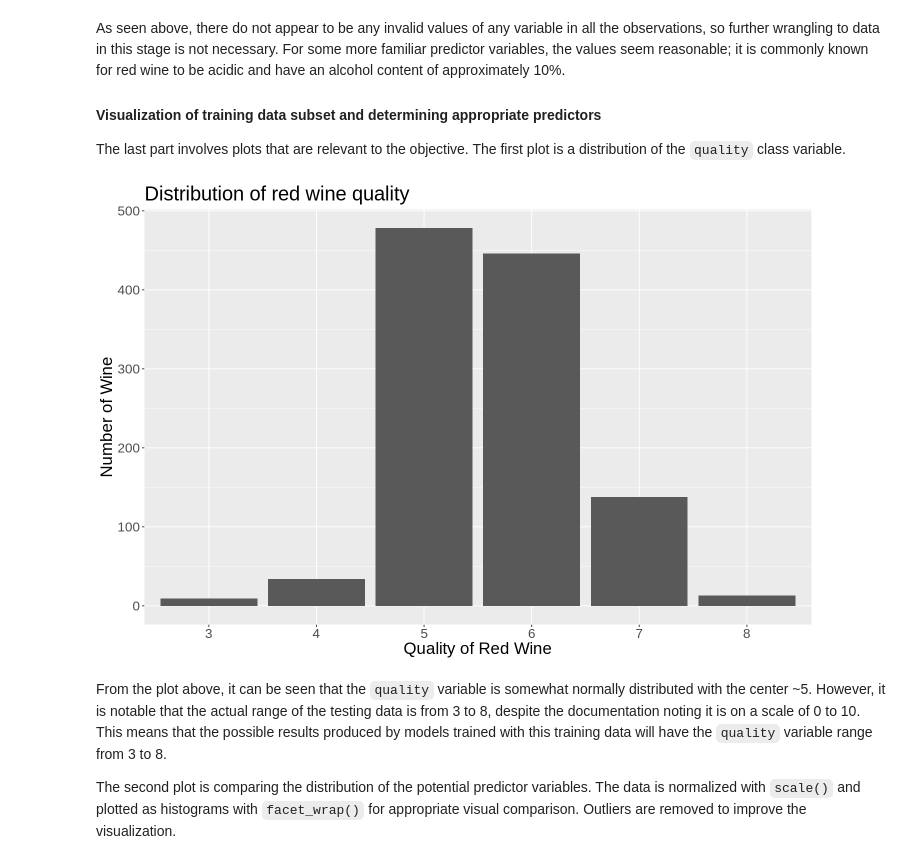
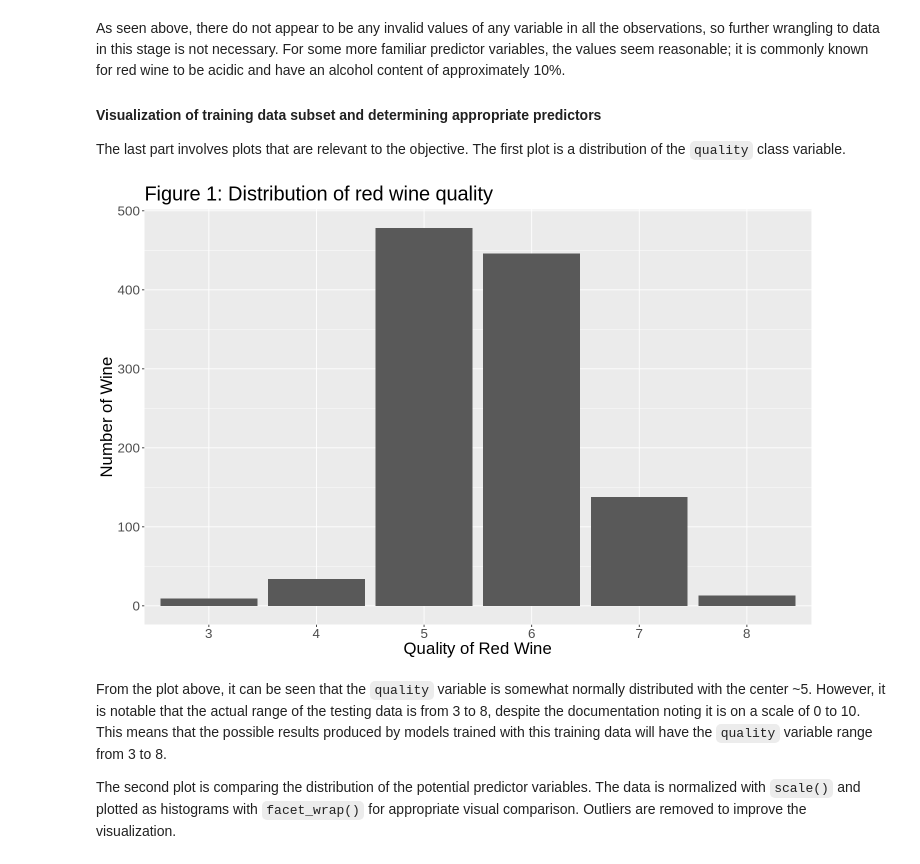
Before and after one commit to j-ackyao/Group-62-project, a Jupyter notebook: group_project_report.ipynb, the cells around one changed output. Cells and saved outputs as stored; diff of their text form; code cells hidden in the pictures.

```diff
--- a/group_project_report.ipynb
+++ b/group_project_report.ipynb
@@ -209,16 +205,16 @@ The first plot is a distribution of the `quality` class variable.
 # %%
 options(repr.plot.width = 12, repr.plot.height = 8)
 
 #plotting the distribution of red wine quality
 red_quality_bar <- ggplot(red_training_data, aes(x = quality)) +
     geom_bar() +
     labs(x = "Quality of Red Wine", y = "Number of Wine") +
-    ggtitle("Distribution of red wine quality") +
+    ggtitle("Figure 1: Distribution of red wine quality") +
     theme(text = element_text(size = 20))
 
 red_quality_bar
 # %% [output]
-[figure, old version]
+[figure, new version]
 # %% [markdown]
 From the plot above, it can be seen that the `quality` variable is somewhat normally distributed with the center ~5. However, it is notable that the actual range of the testing data is from 3 to 8, despite the documentation noting it is on a scale of  0 to 10. This means that the possible results produced by models trained with this training data will have the `quality` variable range from 3 to 8.
 
```
Also changed, not shown: parts of 16 cells of this notebook.
